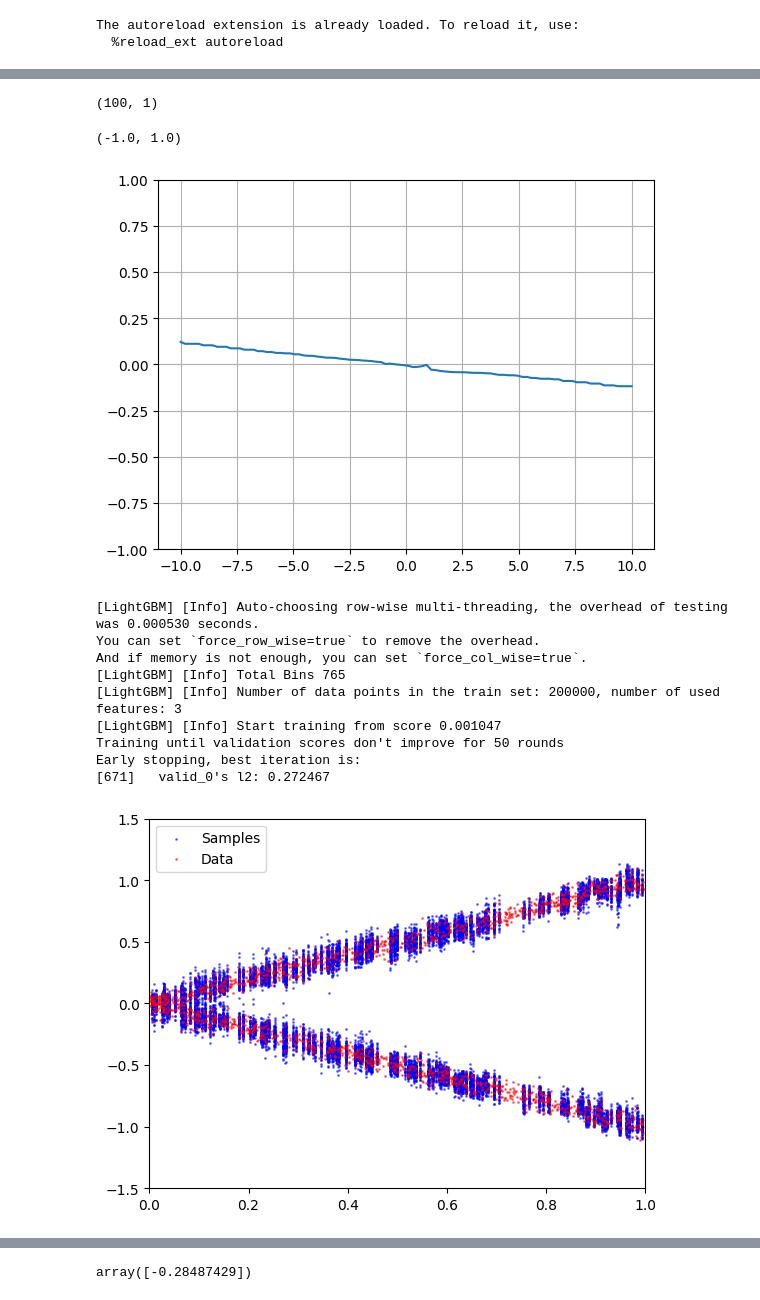
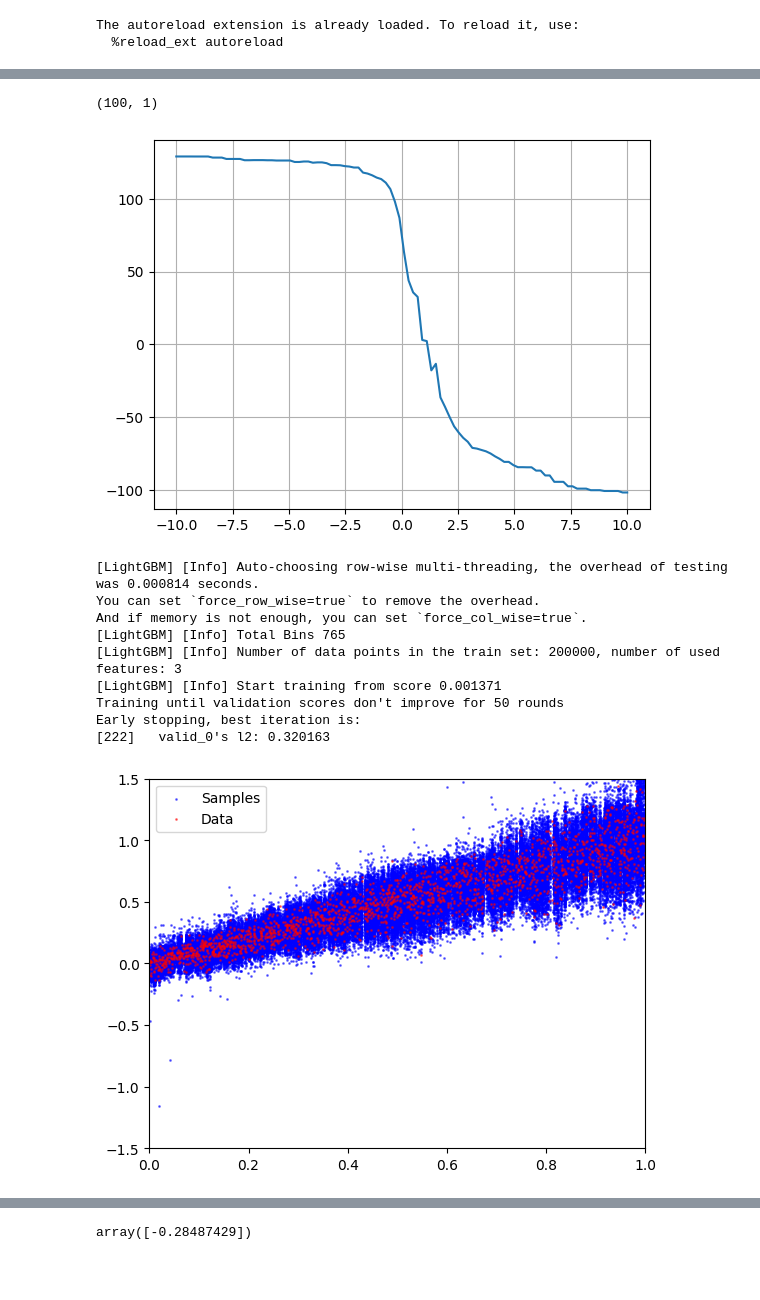
Before and after one commit to blei-lab/treeffuser, a Jupyter notebook: notebooks/debug.ipynb, the cells around one changed output, grey strips where cells are left out. Drawn from its saved outputs; the diff is of its cells as text; code cells hidden in the pictures; blank space fills up the shorter version.

```diff
--- a/notebooks/debug.ipynb
+++ b/notebooks/debug.ipynb
@@ -14,10 +14,10 @@ The autoreload extension is already loaded. To reload it, use:
 # %%
 n = 1000
 X_train1 = np.random.rand(n, 1)
-y_train1 = X_train1 + np.random.randn(n, 1) * 0.05
+y_train1 = X_train1 + np.random.randn(n, 1) * 0.05 * (X_train1 + 1) ** 2
 
 X_train2 = np.random.rand(n, 1)
-y_train2 = -X_train2 + np.random.randn(n, 1) * 0.05
+y_train2 = X_train2 + np.random.randn(n, 1) * 0.05 * (X_train2 + 1)**2
 
 
 X_train = np.concatenate([X_train1, X_train2], axis=0)
@@ -44,6 +44,6 @@ Early stopping, best iteration is:
 # %%
 # For t = 0.5 plot the gradient that we get
-t = 0.8
+t = 0.10
 x = np.ones(100).reshape(-1,1) * 1
 y = np.linspace(-10, 10, 100).reshape(-1, 1)
 t_vec = np.ones(100).reshape(-1,1) * t
@@ -56,11 +56,10 @@ plt.plot(y, score, label='score')
 plt.grid()
 
 # change y axis to -1, 1
-plt.ylim(-1, 1)
+#plt.ylim(-1, 1)
 # %% [output]
 (100, 1)
-(-1.0, 1.0)
-[figure, old version]
+[figure, new version]
 # %%
 from treeffuser import LightGBMTreeffusser
 
@@ -70,38 +69,38 @@ model = LightGBMTreeffusser(
     n_estimators=10000,
     likelihood_reweighting=True,
     sde_name='vesde',
     learning_rate=0.1,
     early_stopping_rounds=50,
 )
 model.fit(X_train, y_train)
 
 n_samples = 100
 # shape (n , n_samples, y_dim)
-idx = np.random.choice(X_train.shape[0], 200, replace=False)
+idx = np.random.choice(X_train.shape[0], 1000, replace=False)
 X_sample = X_train[idx]
 y_true = y_train[idx]
-y_samples = model.sample(X_sample, n_samples=n_samples, n_parallel=100, denoise=True, n_steps=100, seed=0)
+y_samples = model.sample(X_sample, n_samples=n_samples, n_parallel=50, denoise=False, n_steps=30, seed=0)
 X_repeated = np.repeat(X_sample, n_samples, axis=0)
 
 
 plt.scatter(X_repeated, y_samples, alpha=0.5, color='blue', label='Samples', s=1)
 plt.scatter(X_train, y_train, alpha=0.5, s=1, color='red', label='Data')
 
 # set axis to -1, 1
 plt.ylim(-1.5, 1.5)
 plt.xlim(0, 1)
 plt.legend()
 plt.show()
 # %% [output]
-[LightGBM] [Info] Auto-choosing row-wise multi-threading, the overhead of testing was 0.000530 seconds.
+[LightGBM] [Info] Auto-choosing row-wise multi-threading, the overhead of testing was 0.000814 seconds.
 You can set `force_row_wise=true` to remove the overhead.
 And if memory is not enough, you can set `force_col_wise=true`.
 [LightGBM] [Info] Total Bins 765
 [LightGBM] [Info] Number of data points in the train set: 200000, number of used features: 3
-[LightGBM] [Info] Start training from score 0.001047
+[LightGBM] [Info] Start training from score 0.001371
 Training until validation scores don't improve for 50 rounds
 Early stopping, best iteration is:
-[671]   valid_0's l2: 0.272467
+[222]   valid_0's l2: 0.320163
-[figure, old version]
+[figure, new version]
 # %%
 # Look at the calibration of the model
```
Also changed, not shown: parts of 3 cells of this notebook, 1 other file.
